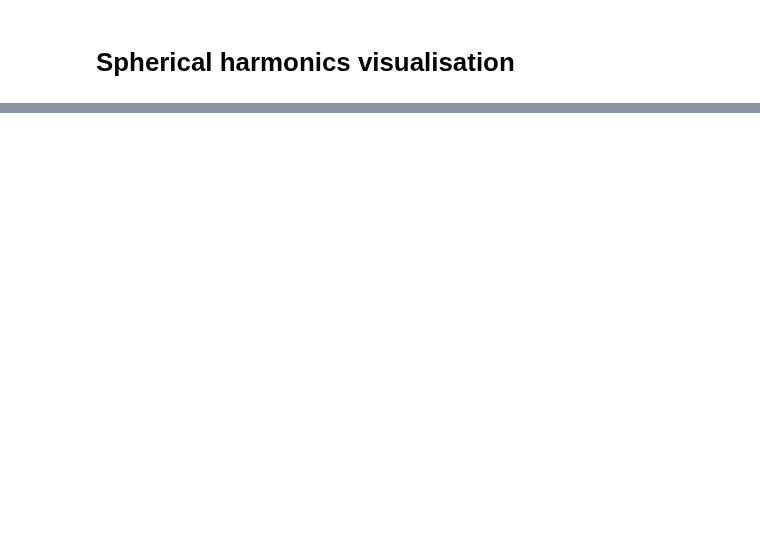
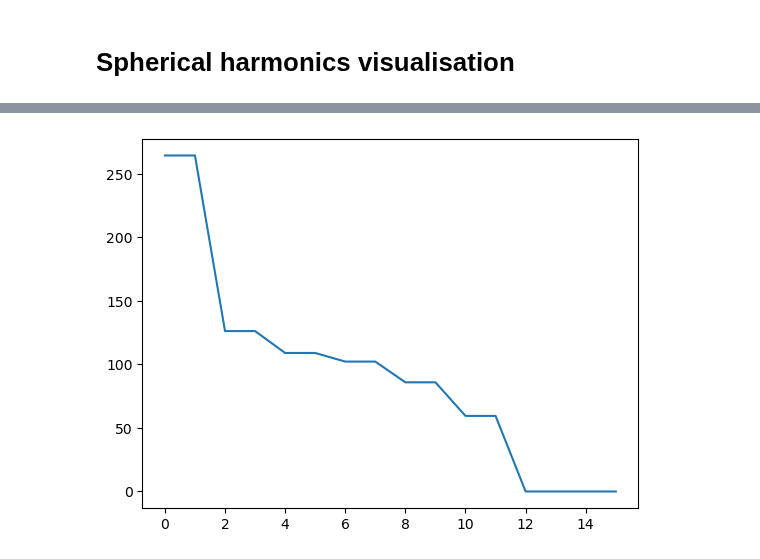
Before and after one commit to AlesRessler/AlesMScProject, a Jupyter notebook: 05 Spherical harmonics visualisation.ipynb, the cells around one changed output, grey strips where cells are left out. Saved outputs shown, nothing was run; the diff lists cells and outputs as text; code cells hidden in the pictures; blank space fills up the shorter version.

```diff
--- a/05 Spherical harmonics visualisation.ipynb
+++ b/05 Spherical harmonics visualisation.ipynb
@@ -61,0 +54,16 @@ plotAllHarmonicsUpToDegree(3)
+# %%
+all_expansion_coefficients = []
+all_inverse_spherical_fourier_transforms = []
+
+# Determines the number of values used for the maximum degree
+max_degree_upper_limit = 16
+
+for max_degree in range(max_degree_upper_limit):
+    design_matrix = get_design_matrix(max_degree = max_degree, number_of_samples=len(bvals), thetas=thetas, phis=phis)
+    spherical_fourier_transform = get_spherical_fourier_transform(design_matrix)
+
+    expansion_coefficients = spherical_fourier_transform @ voxel
+    inverse_spherical_fourier_transform = get_inverse_spherical_fourier_transform(design_matrix)
+
+    all_expansion_coefficients.append(expansion_coefficients)
+    all_inverse_spherical_fourier_transforms.append(inverse_spherical_fourier_transform)
@@ -61,0 +72,6 @@ plotAllHarmonicsUpToDegree(3)
+# %%
+all_reconstructed_signals = []
+
+for max_degree in range(max_degree_upper_limit):
+    reconstructed_signal = all_inverse_spherical_fourier_transforms[max_degree] @ all_expansion_coefficients[max_degree]
+    all_reconstructed_signals.append(reconstructed_signal)
@@ -61,0 +80,6 @@ plotAllHarmonicsUpToDegree(3)
+# %%
+all_reconstruction_errors = []
+
+for max_degree in range(max_degree_upper_limit):
+    reconstruction_errors = voxel - all_reconstructed_signals[max_degree]
+    all_reconstruction_errors.append(reconstruction_errors)
@@ -61,0 +88,6 @@ plotAllHarmonicsUpToDegree(3)
+# %%
+all_mean_reconstruction_errors = []
+
+for max_degree in range(max_degree_upper_limit):
+    mean_reconstruction_error = np.mean(np.absolute(all_reconstruction_errors[max_degree]))
+    all_mean_reconstruction_errors.append(mean_reconstruction_error)
@@ -61,0 +113,5 @@ plotAllHarmonicsUpToDegree(3)
+# %%
+plt.plot(range(16),all_mean_reconstruction_errors)
+plt.show()
+# %% [output]
+[figure, added]
```
Also changed, not shown: parts of 21 cells of this notebook, 2 other files.
